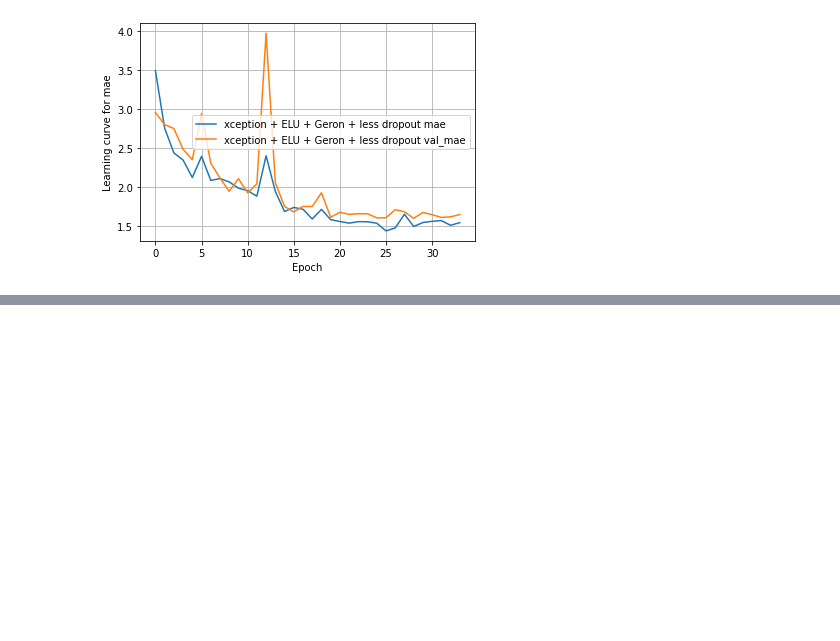
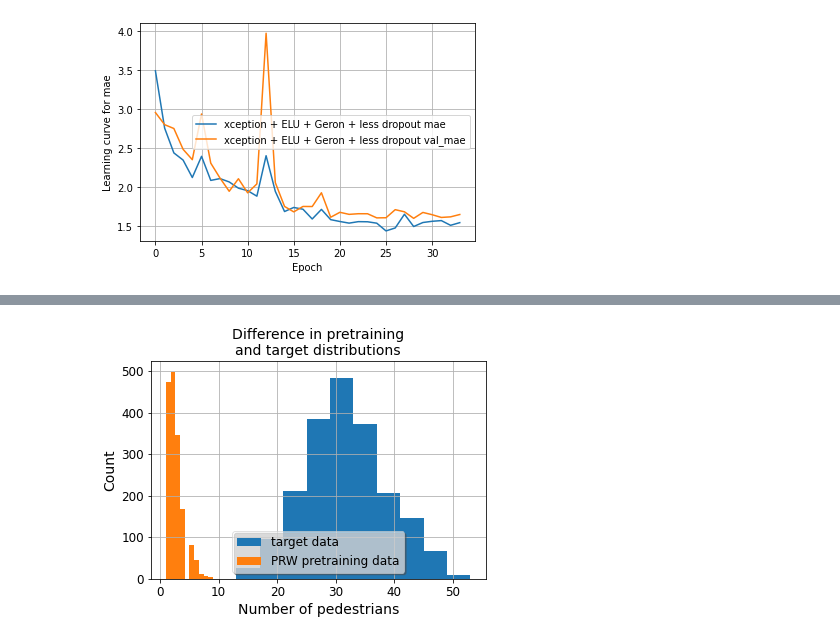
Before and after one commit to PashaIanko/Kaggle.CrowdCounting, a Jupyter notebook: 1_model_comparison.ipynb, the cells around one changed output, grey strips where cells are left out. Cells and saved outputs as stored; diff of their text form; code cells hidden in the pictures; blank space fills up the shorter version.

```diff
--- a/1_model_comparison.ipynb
+++ b/1_model_comparison.ipynb
@@ -1092,0 +1093,31 @@ plt.xticks(rotation=25)
+# %%
+labels_original = pd.read_csv(
+    os.path.join(
+        manager.data_root_path,
+        'labels.csv'
+    )
+)
+labels_pretraining = pd.read_csv(
+    os.path.join(
+        manager.data_root_path,
+        'labels_pretraining.csv'
+    )
+)
+# %%
+fontsize = 14
+legend_size = 12
+labelsize = 12
+_, ax = plt.subplots()
+ax.hist(labels_original['count'], density=False, label='target data')  # .hist()
+ax.hist(labels_pretraining['count'], density=False, label='PRW pretraining data')
+ax.set_title(
+    f'Difference in pretraining\nand target distributions',
+    fontsize=fontsize
+)
+ax.set_xlabel(f'Number of pedestrians', fontsize=fontsize)
+ax.set_ylabel(f'Count', fontsize=fontsize)
+ax.legend(shadow=True, loc='lower center', prop={'size':legend_size}, framealpha=0.6)
+ax.tick_params(labelsize=labelsize)
+ax.grid()
+# %% [output]
+[figure, added]
```
Also changed, not shown: parts of 2 cells of this notebook.
